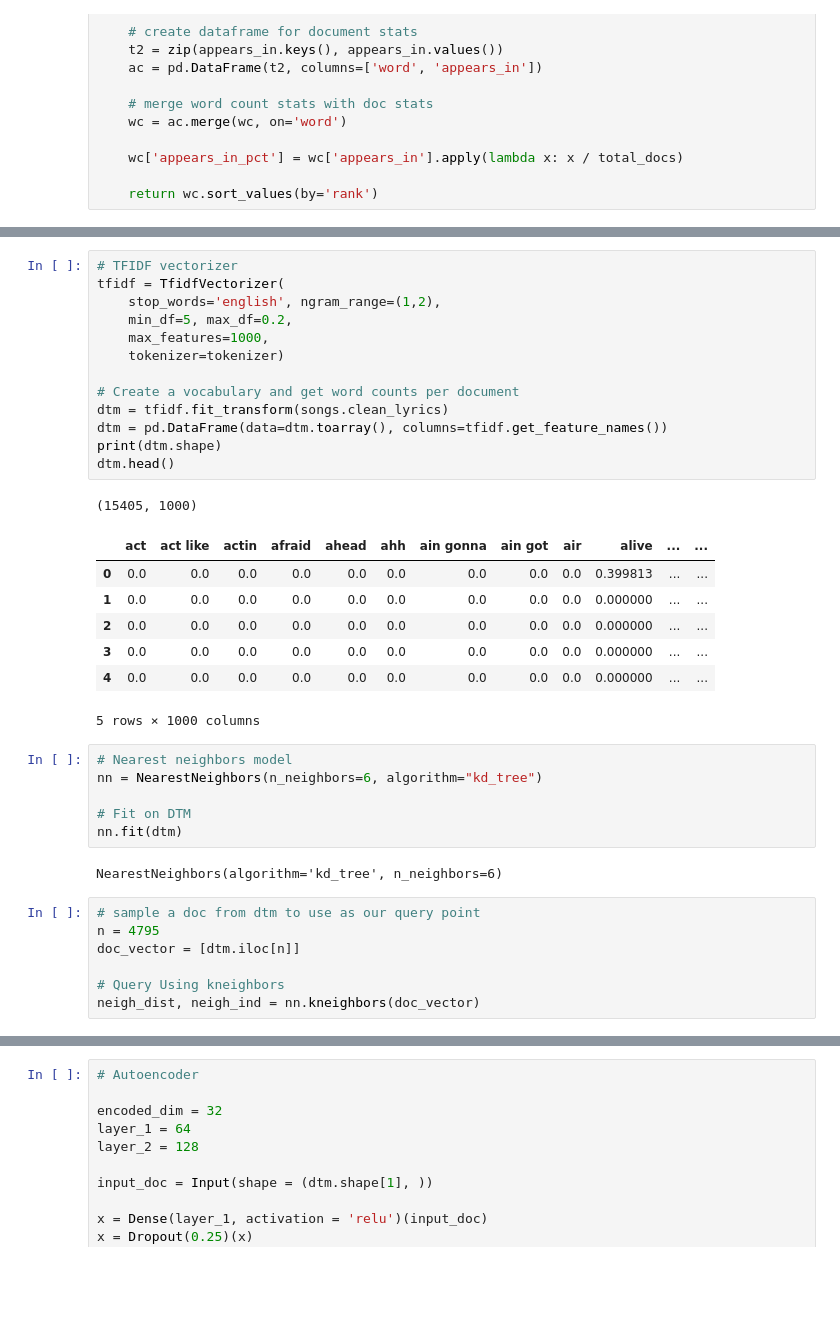
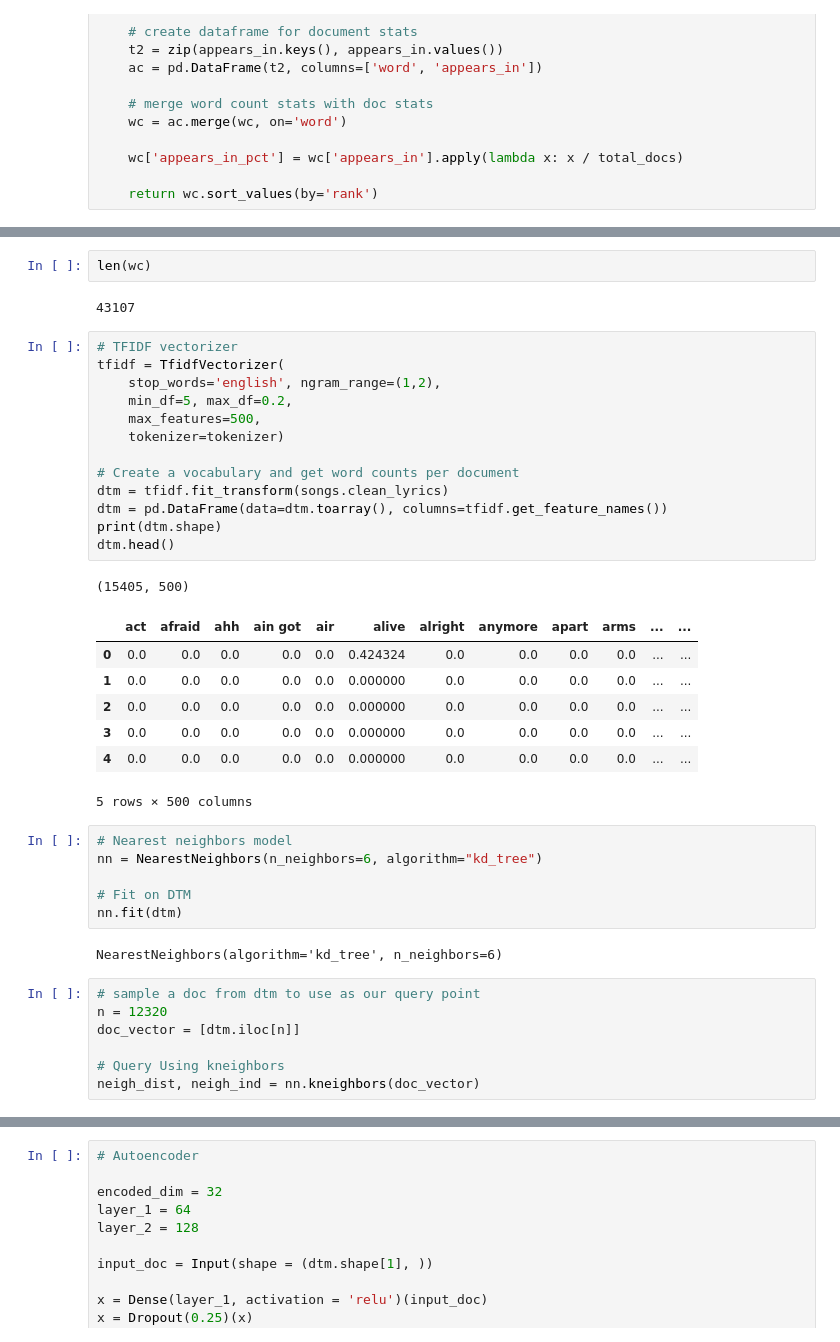
Before and after one commit to Build-Week-DeepSpot/front-end, a Jupyter notebook: Modelling/NLP.ipynb, the cells around one changed output, grey strips where cells are left out. Saved outputs shown, nothing was run; the diff lists cells and outputs as text; blank space fills up the shorter version.

```diff
--- a/Modelling/NLP.ipynb
+++ b/Modelling/NLP.ipynb
@@ -141,25 +141,29 @@ wc.head()
+# %%
+len(wc)
+# %% [output]
+43107
 # %%
 # TFIDF vectorizer
 tfidf = TfidfVectorizer(
     stop_words='english', ngram_range=(1,2),
     min_df=5, max_df=0.2,
-    max_features=1000,
+    max_features=500,
     tokenizer=tokenizer)
 
 # Create a vocabulary and get word counts per document
 dtm = tfidf.fit_transform(songs.clean_lyrics)
 dtm = pd.DataFrame(data=dtm.toarray(), columns=tfidf.get_feature_names())
 print(dtm.shape)
 dtm.head()
 # %% [output]
-(15405, 1000)
+(15405, 500)
-|  | act | act like | actin | afraid | ahead | ahh | ain gonna | ain got | air | alive | ... | ... |
-| 0 | 0.0 | 0.0 | 0.0 | 0.0 | 0.0 | 0.0 | 0.0 | 0.0 | 0.0 | 0.399813 | ... | ... |
-| 1 | 0.0 | 0.0 | 0.0 | 0.0 | 0.0 | 0.0 | 0.0 | 0.0 | 0.0 | 0.000000 | ... | ... |
-| 2 | 0.0 | 0.0 | 0.0 | 0.0 | 0.0 | 0.0 | 0.0 | 0.0 | 0.0 | 0.000000 | ... | ... |
-| 3 | 0.0 | 0.0 | 0.0 | 0.0 | 0.0 | 0.0 | 0.0 | 0.0 | 0.0 | 0.000000 | ... | ... |
-| 4 | 0.0 | 0.0 | 0.0 | 0.0 | 0.0 | 0.0 | 0.0 | 0.0 | 0.0 | 0.000000 | ... | ... |
+|  | act | afraid | ahh | ain got | air | alive | alright | anymore | apart | arms | ... | ... |
+| 0 | 0.0 | 0.0 | 0.0 | 0.0 | 0.0 | 0.424324 | 0.0 | 0.0 | 0.0 | 0.0 | ... | ... |
+| 1 | 0.0 | 0.0 | 0.0 | 0.0 | 0.0 | 0.000000 | 0.0 | 0.0 | 0.0 | 0.0 | ... | ... |
+| 2 | 0.0 | 0.0 | 0.0 | 0.0 | 0.0 | 0.000000 | 0.0 | 0.0 | 0.0 | 0.0 | ... | ... |
+| 3 | 0.0 | 0.0 | 0.0 | 0.0 | 0.0 | 0.000000 | 0.0 | 0.0 | 0.0 | 0.0 | ... | ... |
+| 4 | 0.0 | 0.0 | 0.0 | 0.0 | 0.0 | 0.000000 | 0.0 | 0.0 | 0.0 | 0.0 | ... | ... |
-5 rows × 1000 columns
+5 rows × 500 columns
 # %%
 # Nearest neighbors model
 nn = NearestNeighbors(n_neighbors=6, algorithm="kd_tree")
@@ -170,7 +174,7 @@ nn.fit(dtm)
 NearestNeighbors(algorithm='kd_tree', n_neighbors=6)
 # %%
 # sample a doc from dtm to use as our query point
-n = 4795
+n = 12320
 doc_vector = [dtm.iloc[n]]
 
 # Query Using kneighbors
```
Also changed, not shown: parts of 5 cells of this notebook, 2 other files.
